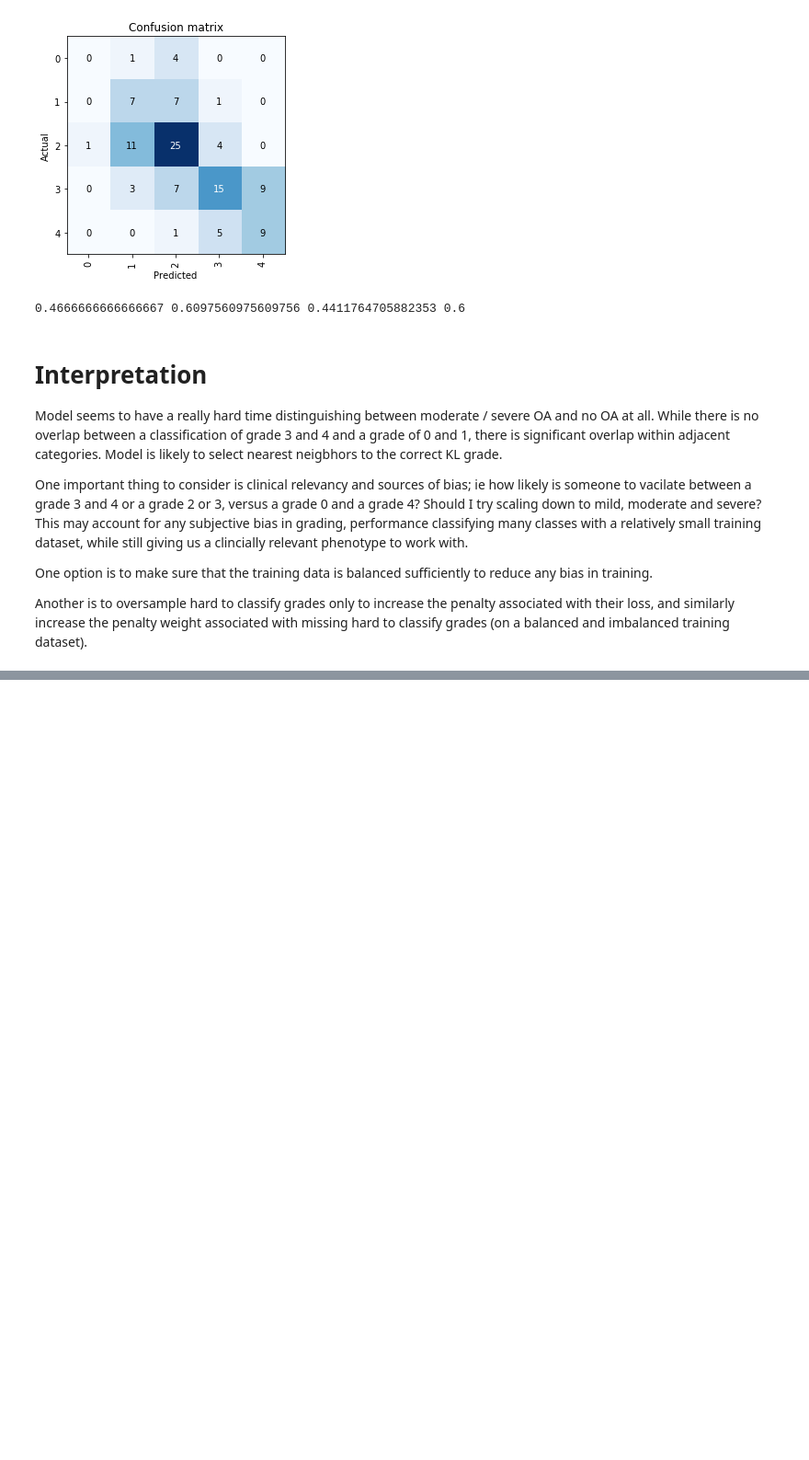
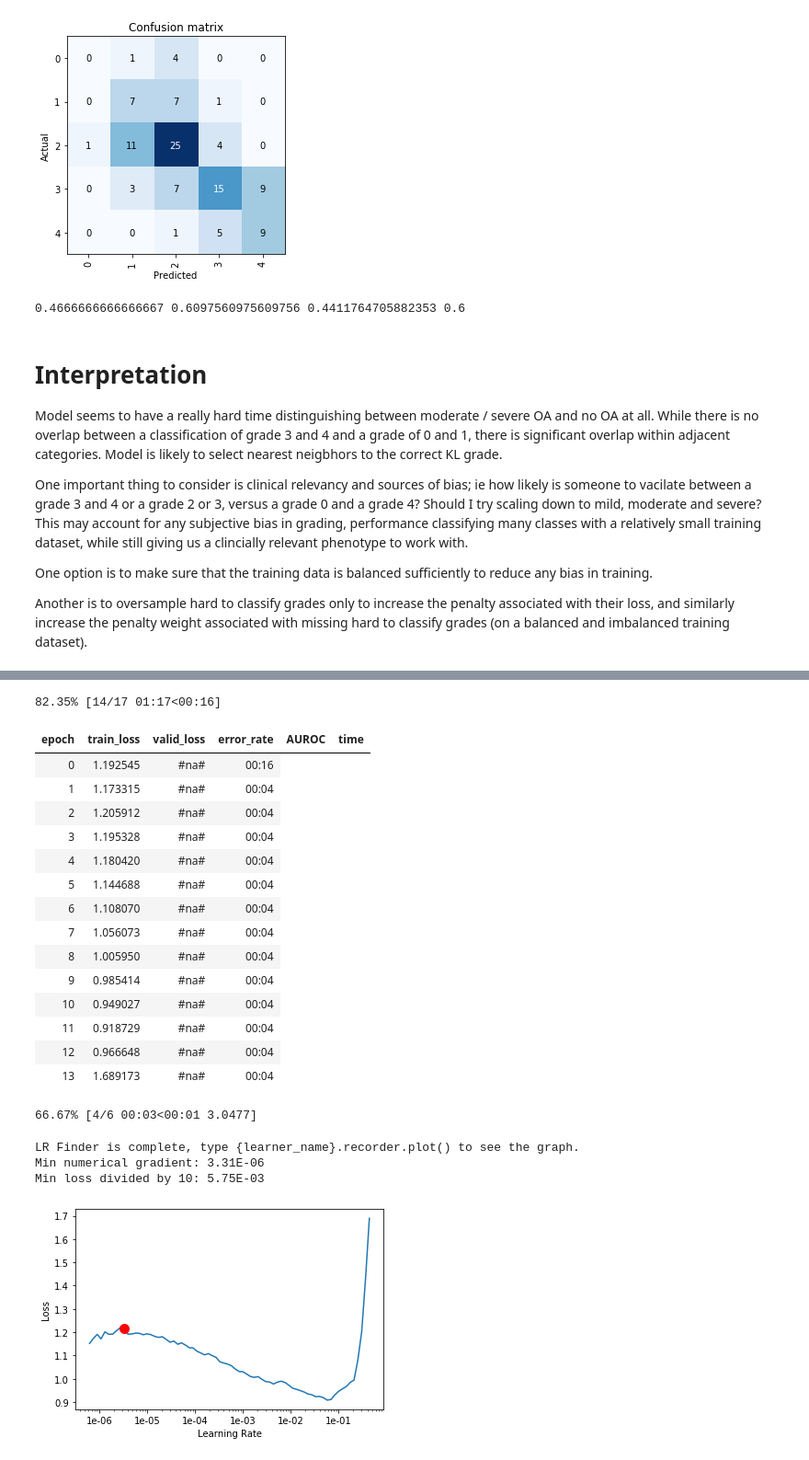
Before and after one commit to briannaflynn/UKBB_OA_Classification, a Jupyter notebook: KL_Grade_Classification.ipynb, the cells around one changed output, grey strips where cells are left out. Shown: that part at 92% size. Cells and saved outputs as stored; diff of their text form; code cells hidden in the pictures; blank space fills up the shorter version.

Commit message:
Added binary classifier based on candidacy for surgery

```diff
--- a/KL_Grade_Classification.ipynb
+++ b/KL_Grade_Classification.ipynb
@@ -308,0 +350,6 @@ Another is to oversample hard to classify grades only to increase the penalty as
+# %%
+binary_df = image_df
+# %%
+binary_df["Grade"].replace({0: "No_Surgery", 1: "No_Surgery", 2: "No_Surgery", 3: "Surgery", 4: "Surgery"}, inplace=True)
+
+binary_df
@@ -308,0 +370,9 @@ Another is to oversample hard to classify grades only to increase the penalty as
+# %%
+tfms = get_transforms()
+size = 224
+bs = 64
+
+data = (ImageList.from_df(binary_df, path=images, cols="Filename")
+              .split_from_df(col="is_valid")
+              .label_from_df(cols="Grade")
+              .transform(tfms, size=size).databunch(bs=bs, num_workers=4).normalize(imagenet_stats))
@@ -308,0 +440,28 @@ Another is to oversample hard to classify grades only to increase the penalty as
+# %%
+learn = cnn_learner(data, models.resnet50, metrics=error_rate, callback_fns=AUROC)
+learn.model_dir="./KL_Models"
+# %%
+learn.lr_find()
+learn.recorder.plot(suggestion=True)
+# %% [output]
+82.35% [14/17 01:17<00:16]
+| epoch | train_loss | valid_loss | error_rate | AUROC | time |
+| 0 | 1.192545 | #na# | 00:16 |
+| 1 | 1.173315 | #na# | 00:04 |
+| 2 | 1.205912 | #na# | 00:04 |
+| 3 | 1.195328 | #na# | 00:04 |
+| 4 | 1.180420 | #na# | 00:04 |
+| 5 | 1.144688 | #na# | 00:04 |
+| 6 | 1.108070 | #na# | 00:04 |
+| 7 | 1.056073 | #na# | 00:04 |
+| 8 | 1.005950 | #na# | 00:04 |
+| 9 | 0.985414 | #na# | 00:04 |
+| 10 | 0.949027 | #na# | 00:04 |
+| 11 | 0.918729 | #na# | 00:04 |
+| 12 | 0.966648 | #na# | 00:04 |
+| 13 | 1.689173 | #na# | 00:04 |
+66.67% [4/6 00:03<00:01 3.0477]
+LR Finder is complete, type {learner_name}.recorder.plot() to see the graph.
+Min numerical gradient: 3.31E-06
+Min loss divided by 10: 5.75E-03
+[figure, added]
```
Also changed, not shown: parts of 134 cells of this notebook.
